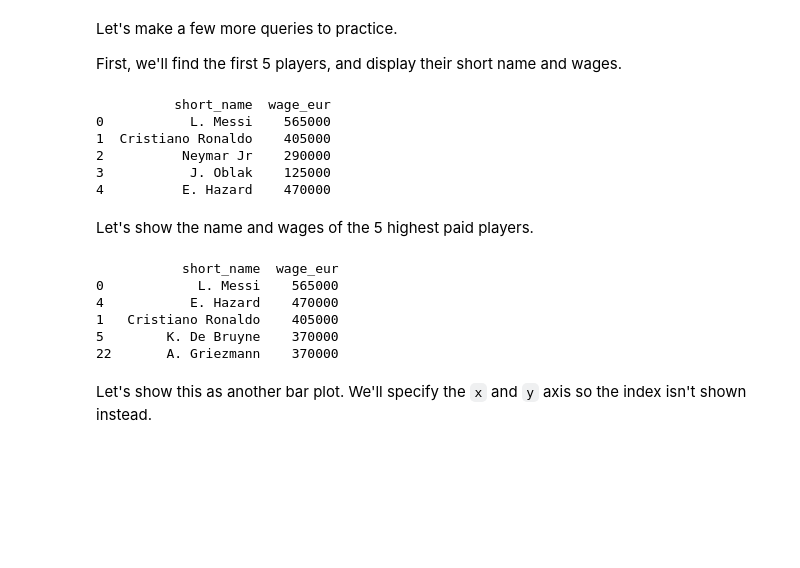
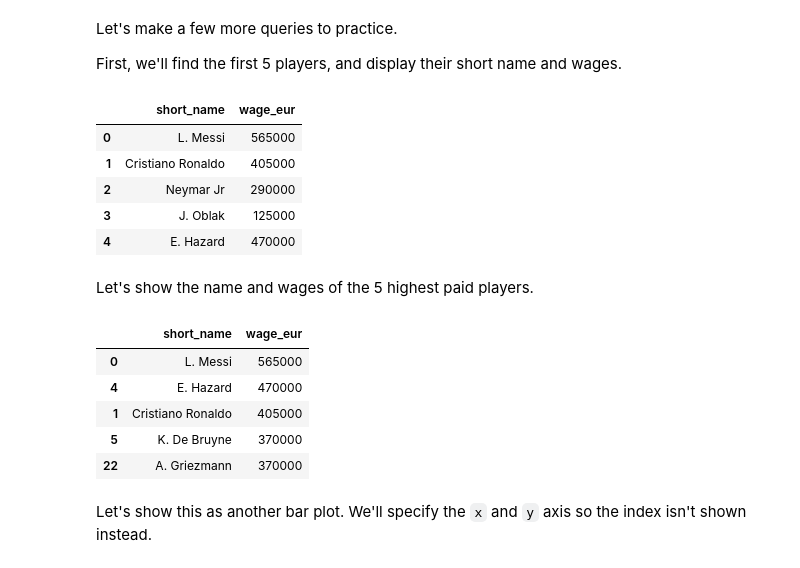
Before and after one commit to NicholasCrossman/python-pandas-fifa-queries, a Jupyter notebook: fifa.ipynb, the cells around one changed output. Saved outputs shown, nothing was run; the diff lists cells and outputs as text; code cells hidden in the pictures; blank space fills up the shorter version.

```diff
--- a/fifa.ipynb
+++ b/fifa.ipynb
@@ -97,26 +86,26 @@ Let's make a few more queries to practice.
 First, we'll find the first 5 players, and display their short name and wages.
 # %%
 name_and_wages = data.head()[['short_name', 'wage_eur']]
-print(name_and_wages)
+name_and_wages.style
 # %% [output]
-          short_name  wage_eur
-0           L. Messi    565000
-1  Cristiano Ronaldo    405000
-2          Neymar Jr    290000
-3           J. Oblak    125000
-4          E. Hazard    470000
+|  | short_name | wage_eur |
+| 0 | L. Messi | 565000 |
+| 1 | Cristiano Ronaldo | 405000 |
+| 2 | Neymar Jr | 290000 |
+| 3 | J. Oblak | 125000 |
+| 4 | E. Hazard | 470000 |
 # %% [markdown]
 Let's show the name and wages of the 5 highest paid players.
 # %%
 name_and_wages_by_salary = data.sort_values('wage_eur', ascending=False).head()[['short_name', 'wage_eur']]
-print(name_and_wages_by_salary)
+name_and_wages_by_salary.style
 # %% [output]
-           short_name  wage_eur
-0            L. Messi    565000
-4           E. Hazard    470000
-1   Cristiano Ronaldo    405000
-5        K. De Bruyne    370000
-22       A. Griezmann    370000
+|  | short_name | wage_eur |
+| 0 | L. Messi | 565000 |
+| 4 | E. Hazard | 470000 |
+| 1 | Cristiano Ronaldo | 405000 |
+| 5 | K. De Bruyne | 370000 |
+| 22 | A. Griezmann | 370000 |
 # %% [markdown]
 Let's show this as another bar plot. We'll specify the `x` and `y` axis so the index isn't shown instead.
 # %%
```
Also changed, not shown: parts of 10 cells of this notebook.
